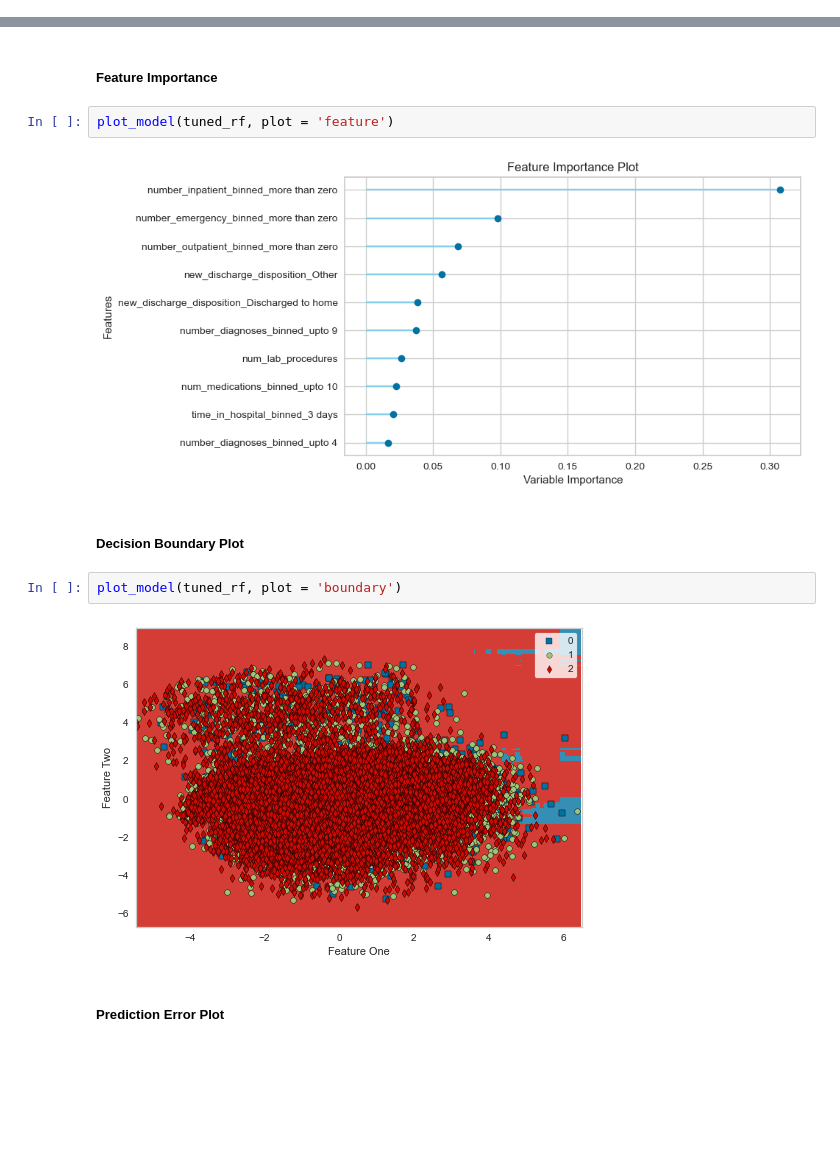
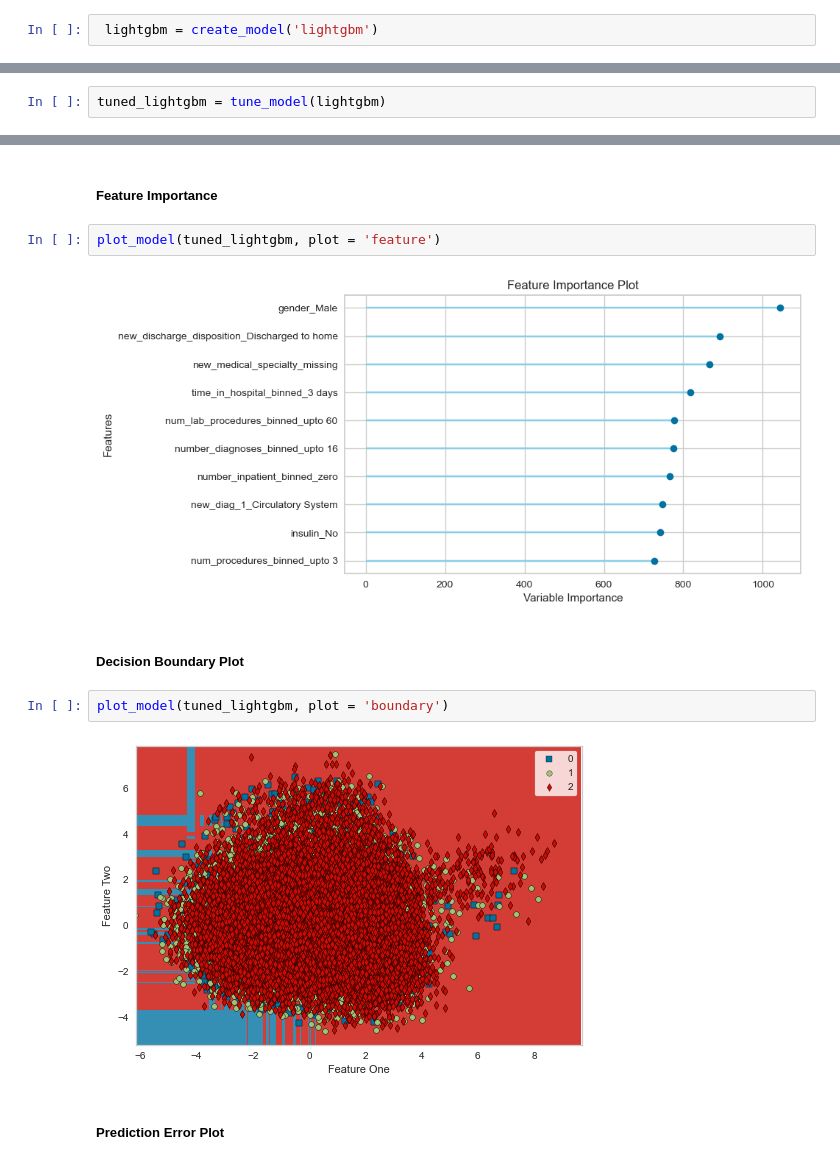
Before and after one commit to bjjv/Sb-DataScience-Mar21, a Jupyter notebook: DataScienceGuidedCapstone_2/Notebooks/04_preprocessing_and_training_BinduJ.ipynb, the cells around one changed output, grey strips where cells are left out. Drawn from its saved outputs; the diff is of its cells as text; blank space fills up the shorter version.

```diff
--- a/DataScienceGuidedCapstone_2/Notebooks/04_preprocessing_and_training_BinduJ.ipynb
+++ b/DataScienceGuidedCapstone_2/Notebooks/04_preprocessing_and_training_BinduJ.ipynb
@@ -178,0 +208,2 @@ RandomForestClassifier(bootstrap=True, ccp_alpha=0.0, class_weight=None,
+# %%
+ lightgbm = create_model('lightgbm')
@@ -264,0 +289,2 @@ tuned_rf = tune_model(rf, custom_grid = params)
+# %%
+tuned_lightgbm = tune_model(lightgbm)
@@ -331,15 +387,15 @@ plot_model(tuned_rf, plot = 'auc')
 # %% [markdown]
 ##### Feature Importance
 # %%
-plot_model(tuned_rf, plot = 'feature')
+plot_model(tuned_lightgbm, plot = 'feature')
 # %% [output]
-[figure, old version]
+[figure, new version]
 # %% [markdown]
 ##### Decision Boundary Plot
 # %%
-plot_model(tuned_rf, plot = 'boundary')
+plot_model(tuned_lightgbm, plot = 'boundary')
 # %% [output]
-[figure, old version]
+[figure, new version]
 # %% [markdown]
 ##### Prediction Error Plot
 # %%
```
Also changed, not shown: parts of 86 cells of this notebook.
